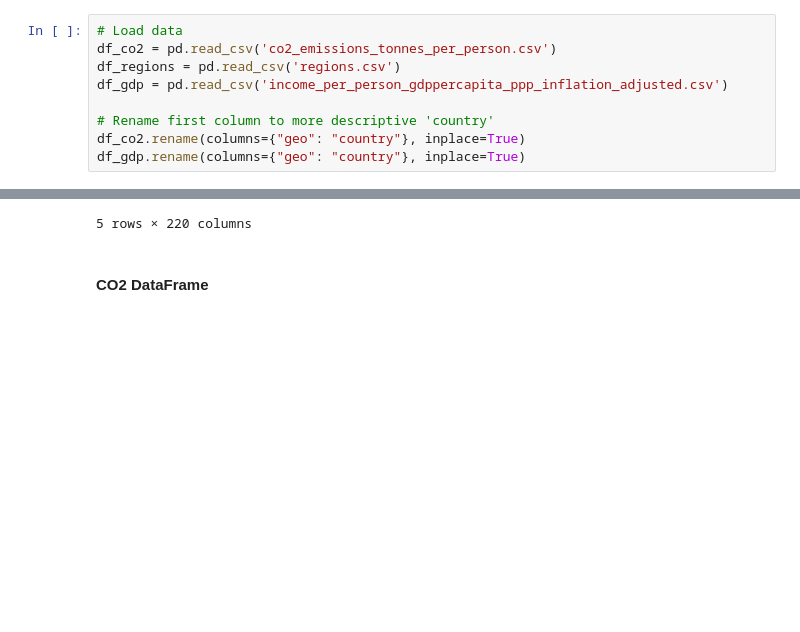
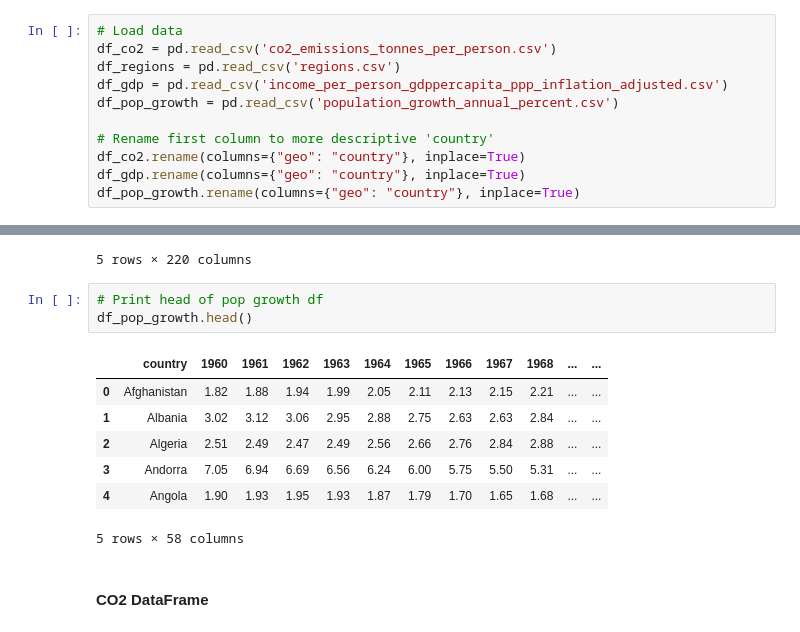
Before and after one commit to dvillaveces/udacity-project-3, a Jupyter notebook: investigate-a-dataset-project.ipynb, the cells around one changed output, grey strips where cells are left out. Drawn from its saved outputs; the diff is of its cells as text; blank space fills up the shorter version.

```diff
--- a/investigate-a-dataset-project.ipynb
+++ b/investigate-a-dataset-project.ipynb
@@ -36,10 +37,12 @@ import seaborn as sns
 df_co2 = pd.read_csv('co2_emissions_tonnes_per_person.csv')
 df_regions = pd.read_csv('regions.csv')
 df_gdp = pd.read_csv('income_per_person_gdppercapita_ppp_inflation_adjusted.csv')
+df_pop_growth = pd.read_csv('population_growth_annual_percent.csv')
 
 # Rename first column to more descriptive 'country'
 df_co2.rename(columns={"geo": "country"}, inplace=True)
 df_gdp.rename(columns={"geo": "country"}, inplace=True)
+df_pop_growth.rename(columns={"geo": "country"}, inplace=True)
 # %%
 # Print head of CO2 df
 df_co2.head()
@@ -72,6 +75,17 @@ df_gdp.head()
 | 3 | Andorra | 1200 | 1200 | 1200 | 1200 | 1210 | 1210 | 1210 | 1210 | 1220 | ... | ... |
 | 4 | Angola | 618 | 620 | 623 | 626 | 628 | 631 | 634 | 637 | 640 | ... | ... |
 5 rows × 220 columns
+# %%
+# Print head of pop growth df
+df_pop_growth.head()
+# %% [output]
+|  | country | 1960 | 1961 | 1962 | 1963 | 1964 | 1965 | 1966 | 1967 | 1968 | ... | ... |
+| 0 | Afghanistan | 1.82 | 1.88 | 1.94 | 1.99 | 2.05 | 2.11 | 2.13 | 2.15 | 2.21 | ... | ... |
+| 1 | Albania | 3.02 | 3.12 | 3.06 | 2.95 | 2.88 | 2.75 | 2.63 | 2.63 | 2.84 | ... | ... |
+| 2 | Algeria | 2.51 | 2.49 | 2.47 | 2.49 | 2.56 | 2.66 | 2.76 | 2.84 | 2.88 | ... | ... |
+| 3 | Andorra | 7.05 | 6.94 | 6.69 | 6.56 | 6.24 | 6.00 | 5.75 | 5.50 | 5.31 | ... | ... |
+| 4 | Angola | 1.90 | 1.93 | 1.95 | 1.93 | 1.87 | 1.79 | 1.70 | 1.65 | 1.68 | ... | ... |
+5 rows × 58 columns
 # %% [markdown]
 #### CO2 DataFrame
 # %%
```
Also changed, not shown: parts of 49 cells of this notebook, 12 other files.
